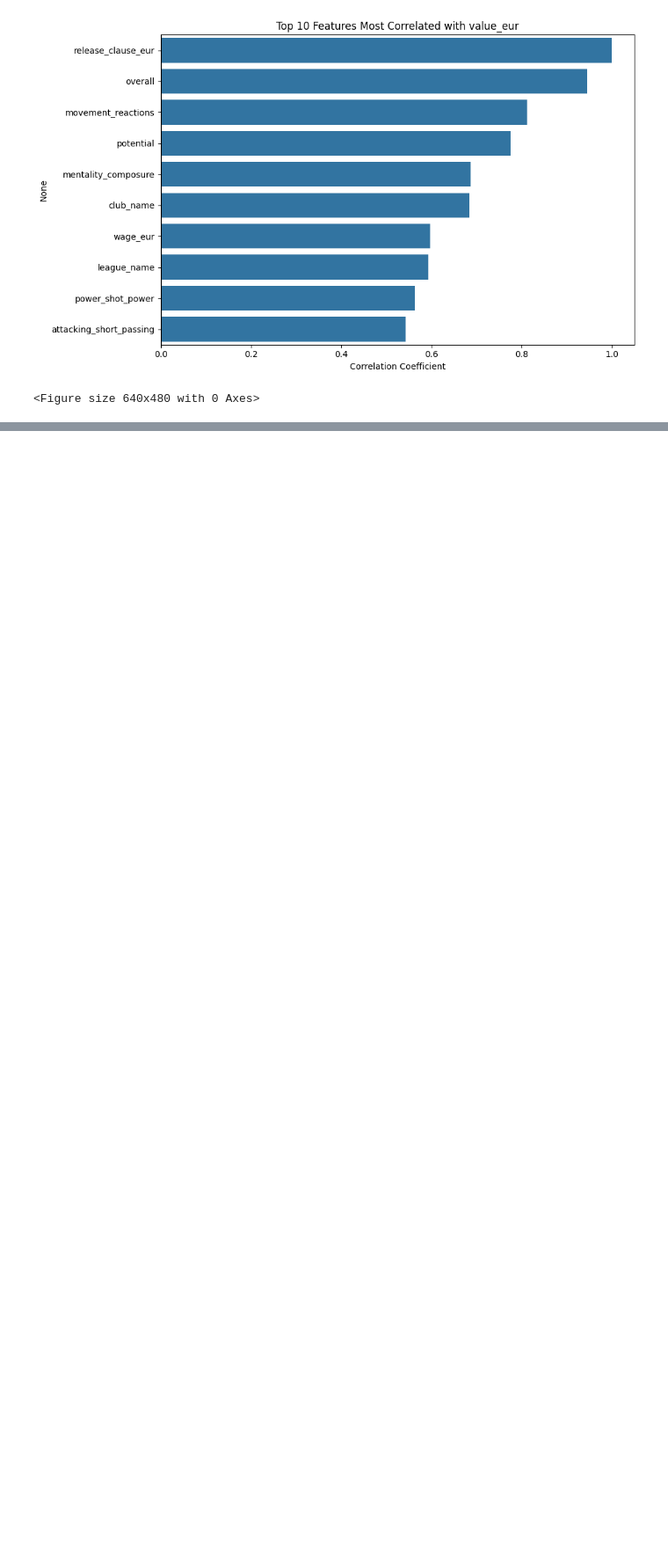
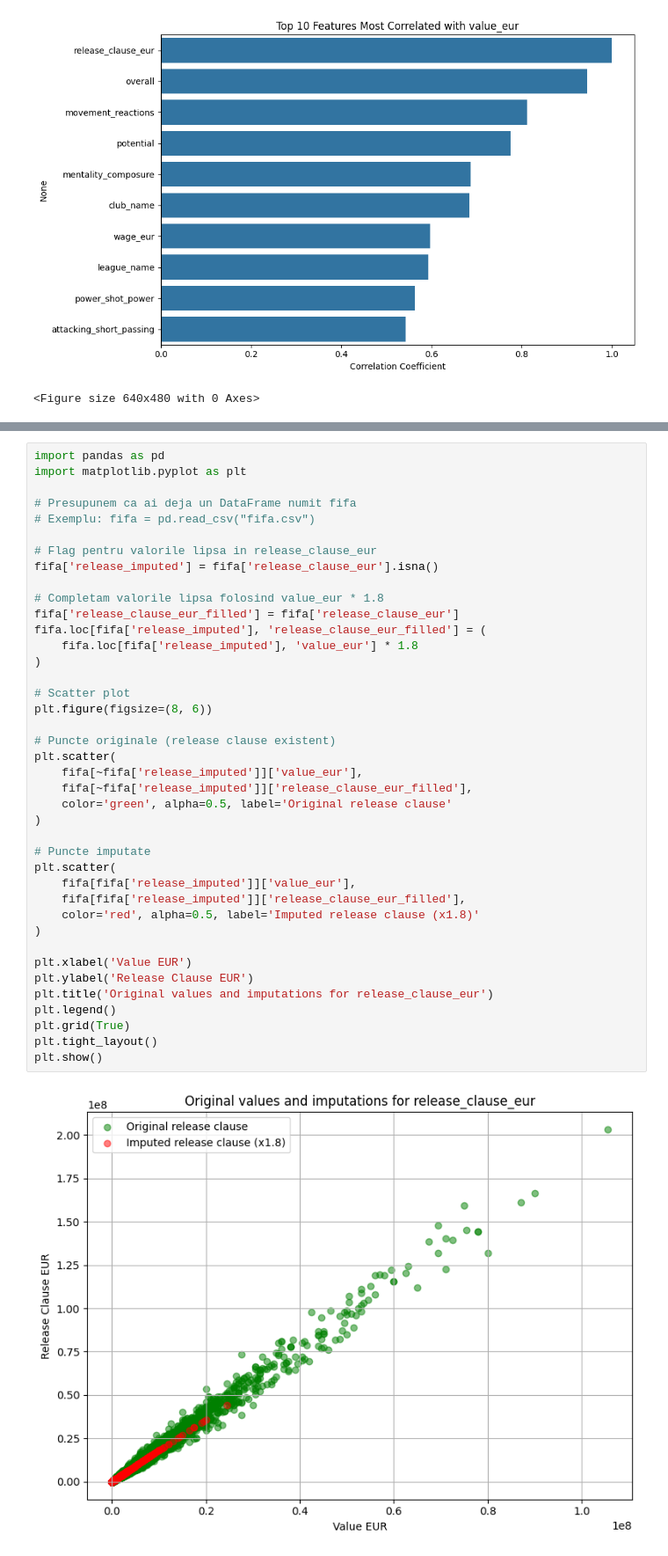
Before and after one commit to LukasL2004/data-science-internship, a Jupyter notebook: notebooks/week1_data_exploration.ipynb, the cells around one changed output, grey strips where cells are left out. Shown at 88% size. Drawn from its saved outputs; the diff is of its cells as text; blank space fills up the shorter version.

```diff
--- a/notebooks/week1_data_exploration.ipynb
+++ b/notebooks/week1_data_exploration.ipynb
@@ -652,0 +676,42 @@ plt.clf()
+# %%
+import pandas as pd
+import matplotlib.pyplot as plt
+
+# Presupunem ca ai deja un DataFrame numit fifa
+# Exemplu: fifa = pd.read_csv("fifa.csv")
+
+# Flag pentru valorile lipsa in release_clause_eur
+fifa['release_imputed'] = fifa['release_clause_eur'].isna()
+
+# Completam valorile lipsa folosind value_eur * 1.8
+fifa['release_clause_eur_filled'] = fifa['release_clause_eur']
+fifa.loc[fifa['release_imputed'], 'release_clause_eur_filled'] = (
+    fifa.loc[fifa['release_imputed'], 'value_eur'] * 1.8
+)
+
+# Scatter plot
+plt.figure(figsize=(8, 6))
+
+# Puncte originale (release clause existent)
+plt.scatter(
+    fifa[~fifa['release_imputed']]['value_eur'],
+    fifa[~fifa['release_imputed']]['release_clause_eur_filled'],
+    color='green', alpha=0.5, label='Original release clause'
+)
+
+# Puncte imputate
+plt.scatter(
+    fifa[fifa['release_imputed']]['value_eur'],
+    fifa[fifa['release_imputed']]['release_clause_eur_filled'],
+    color='red', alpha=0.5, label='Imputed release clause (x1.8)'
+)
+
+plt.xlabel('Value EUR')
+plt.ylabel('Release Clause EUR')
+plt.title('Original values and imputations for release_clause_eur')
+plt.legend()
+plt.grid(True)
+plt.tight_layout()
+plt.show()
+# %% [output]
+[figure, added]
```
Also changed, not shown: parts of 5 cells of this notebook, 11 other files.
